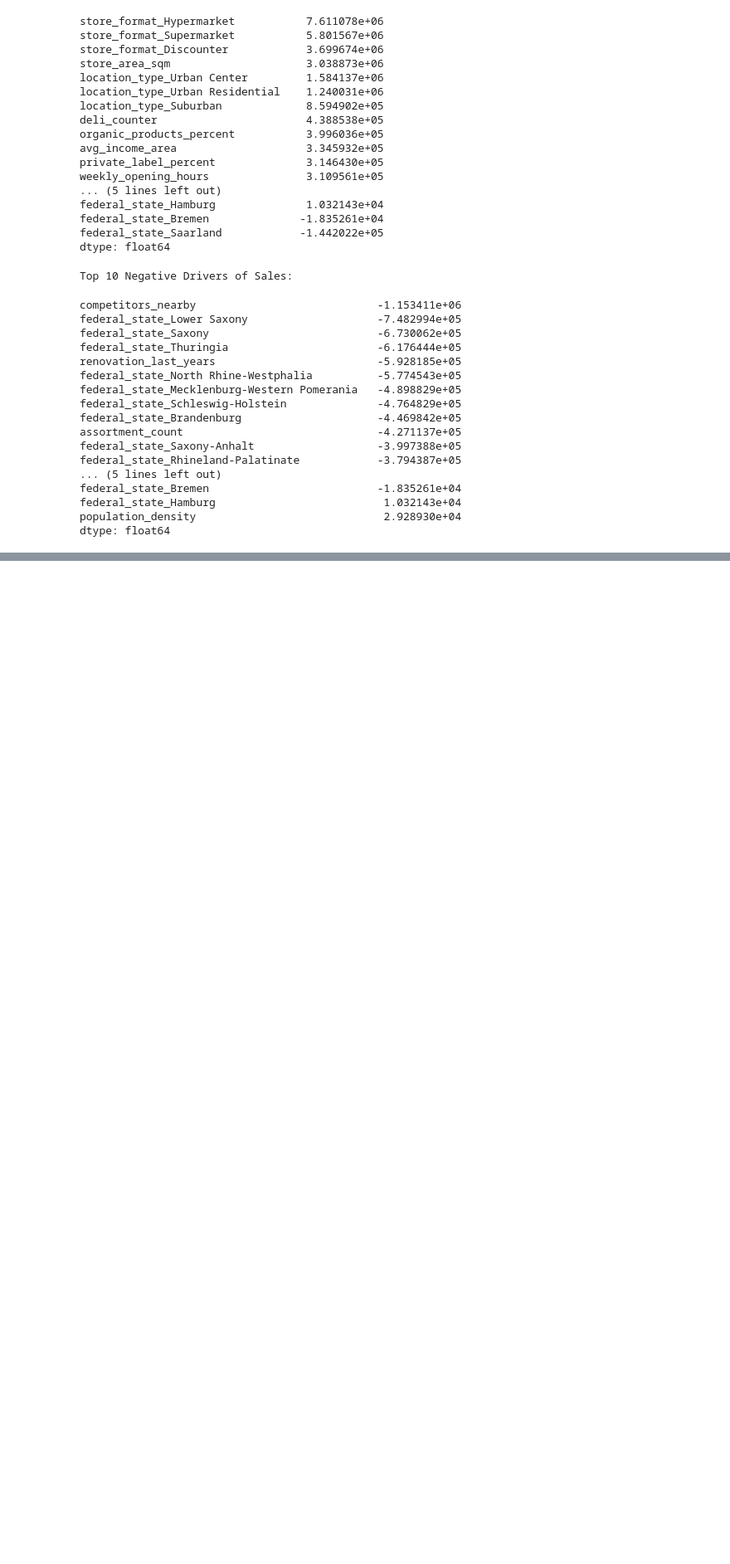
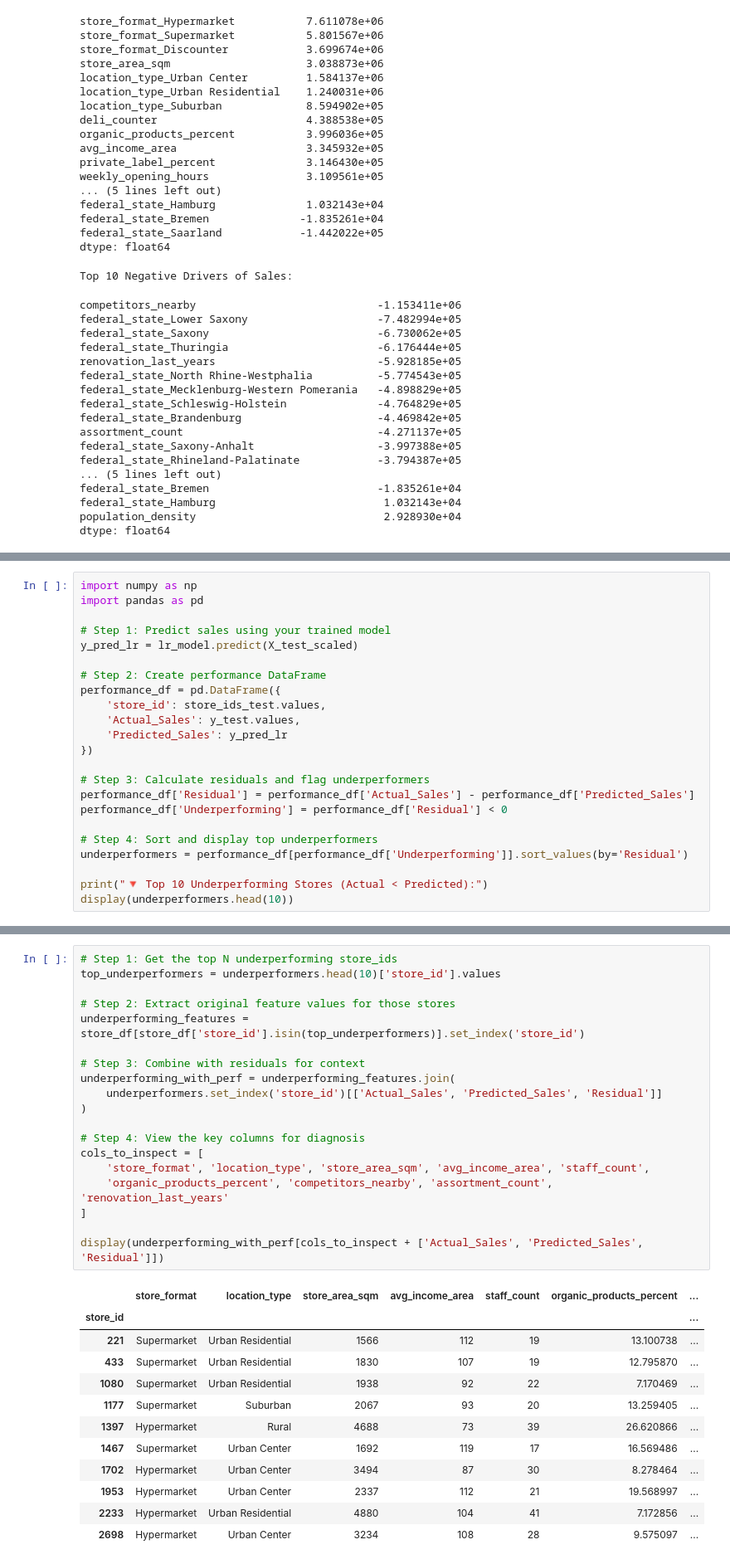
Before and after one commit to FjodorGit/stratathon, a Jupyter notebook: Colab Notebooks/Team 2/Analytics_Task_Team2.ipynb, the cells around one changed output, grey strips where cells are left out. Shown at 83% size. Cells and saved outputs as stored; diff of their text form; blank space fills up the shorter version.

```diff
--- a/Colab Notebooks/Team 2/Analytics_Task_Team2.ipynb
+++ b/Colab Notebooks/Team 2/Analytics_Task_Team2.ipynb
@@ -247,0 +316,23 @@ dtype: float64
+# %%
+import numpy as np
+import pandas as pd
+
+# Step 1: Predict sales using your trained model
+y_pred_lr = lr_model.predict(X_test_scaled)
+
+# Step 2: Create performance DataFrame
+performance_df = pd.DataFrame({
+    'store_id': store_ids_test.values,
+    'Actual_Sales': y_test.values,
+    'Predicted_Sales': y_pred_lr
+})
+
+# Step 3: Calculate residuals and flag underperformers
+performance_df['Residual'] = performance_df['Actual_Sales'] - performance_df['Predicted_Sales']
+performance_df['Underperforming'] = performance_df['Residual'] < 0
+
+# Step 4: Sort and display top underperformers
+underperformers = performance_df[performance_df['Underperforming']].sort_values(by='Residual')
+
+print("🔻 Top 10 Underperforming Stores (Actual < Predicted):")
+display(underperformers.head(10))
@@ -247,0 +352,32 @@ dtype: float64
+# %%
+# Step 1: Get the top N underperforming store_ids
+top_underperformers = underperformers.head(10)['store_id'].values
+
+# Step 2: Extract original feature values for those stores
+underperforming_features = store_df[store_df['store_id'].isin(top_underperformers)].set_index('store_id')
+
+# Step 3: Combine with residuals for context
+underperforming_with_perf = underperforming_features.join(
+    underperformers.set_index('store_id')[['Actual_Sales', 'Predicted_Sales', 'Residual']]
+)
+
+# Step 4: View the key columns for diagnosis
+cols_to_inspect = [
+    'store_format', 'location_type', 'store_area_sqm', 'avg_income_area', 'staff_count',
+    'organic_products_percent', 'competitors_nearby', 'assortment_count', 'renovation_last_years'
+]
+
+display(underperforming_with_perf[cols_to_inspect + ['Actual_Sales', 'Predicted_Sales', 'Residual']])
+# %% [output]
+|  | store_format | location_type | store_area_sqm | avg_income_area | staff_count | organic_products_percent | ... |
+| store_id |  |  |  |  |  |  | ... |
+| 221 | Supermarket | Urban Residential | 1566 | 112 | 19 | 13.100738 | ... |
+| 433 | Supermarket | Urban Residential | 1830 | 107 | 19 | 12.795870 | ... |
+| 1080 | Supermarket | Urban Residential | 1938 | 92 | 22 | 7.170469 | ... |
+| 1177 | Supermarket | Suburban | 2067 | 93 | 20 | 13.259405 | ... |
+| 1397 | Hypermarket | Rural | 4688 | 73 | 39 | 26.620866 | ... |
+| 1467 | Supermarket | Urban Center | 1692 | 119 | 17 | 16.569486 | ... |
+| 1702 | Hypermarket | Urban Center | 3494 | 87 | 30 | 8.278464 | ... |
+| 1953 | Hypermarket | Urban Center | 2337 | 112 | 21 | 19.568997 | ... |
+| 2233 | Hypermarket | Urban Residential | 4880 | 104 | 41 | 7.172856 | ... |
+| 2698 | Hypermarket | Urban Center | 3234 | 108 | 28 | 9.575097 | ... |
```
Also changed, not shown: parts of 13 cells of this notebook.
